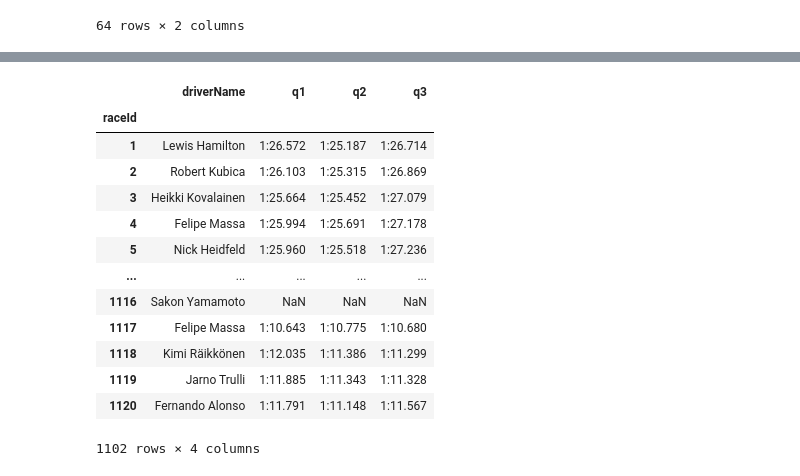
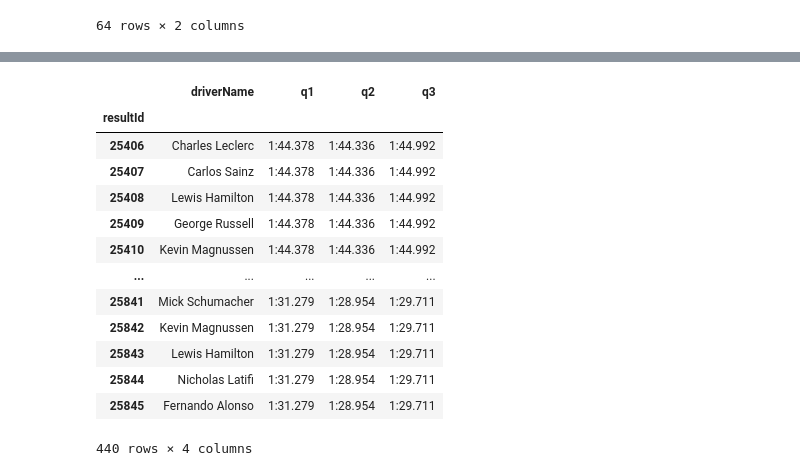
Before and after one commit to Kuramathi/F1-Reporting, a Jupyter notebook: src/main.ipynb, the cells around one changed output, grey strips where cells are left out. Drawn from its saved outputs; the diff is of its cells as text; code cells hidden in the pictures.

```diff
--- a/src/main.ipynb
+++ b/src/main.ipynb
@@ -184,20 +232,20 @@ fig.show()
 # %%
-df_focus_on_quali = pd.merge(races, qualifying, left_on='raceId', right_index=True, how='left')
-df_focus_on_quali = pd.merge(df_focus_on_quali, drivers, left_on='driverId', right_index=True, how='left')
+df_focus_on_quali = pd.merge(newResults, qualifying, left_on='raceId', right_index=True, how='left')
+df_focus_on_quali = df_focus_on_quali[(df_focus_on_quali['year'] == year)]
 df_focus_on_quali = df_focus_on_quali[['driverName','q1', 'q2', 'q3']]
 df_focus_on_quali
 # %% [output]
 |  | driverName | q1 | q2 | q3 |
-| raceId |  |  |  |  |
-| 1 | Lewis Hamilton | 1:26.572 | 1:25.187 | 1:26.714 |
-| 2 | Robert Kubica | 1:26.103 | 1:25.315 | 1:26.869 |
-| 3 | Heikki Kovalainen | 1:25.664 | 1:25.452 | 1:27.079 |
-| 4 | Felipe Massa | 1:25.994 | 1:25.691 | 1:27.178 |
-| 5 | Nick Heidfeld | 1:25.960 | 1:25.518 | 1:27.236 |
+| resultId |  |  |  |  |
+| 25406 | Charles Leclerc | 1:44.378 | 1:44.336 | 1:44.992 |
+| 25407 | Carlos Sainz | 1:44.378 | 1:44.336 | 1:44.992 |
+| 25408 | Lewis Hamilton | 1:44.378 | 1:44.336 | 1:44.992 |
+| 25409 | George Russell | 1:44.378 | 1:44.336 | 1:44.992 |
+| 25410 | Kevin Magnussen | 1:44.378 | 1:44.336 | 1:44.992 |
 | ... | ... | ... | ... | ... |
-| 1116 | Sakon Yamamoto | NaN | NaN | NaN |
-| 1117 | Felipe Massa | 1:10.643 | 1:10.775 | 1:10.680 |
-| 1118 | Kimi Räikkönen | 1:12.035 | 1:11.386 | 1:11.299 |
-| 1119 | Jarno Trulli | 1:11.885 | 1:11.343 | 1:11.328 |
-| 1120 | Fernando Alonso | 1:11.791 | 1:11.148 | 1:11.567 |
+| 25841 | Mick Schumacher | 1:31.279 | 1:28.954 | 1:29.711 |
+| 25842 | Kevin Magnussen | 1:31.279 | 1:28.954 | 1:29.711 |
+| 25843 | Lewis Hamilton | 1:31.279 | 1:28.954 | 1:29.711 |
+| 25844 | Nicholas Latifi | 1:31.279 | 1:28.954 | 1:29.711 |
+| 25845 | Fernando Alonso | 1:31.279 | 1:28.954 | 1:29.711 |
-1102 rows × 4 columns
+440 rows × 4 columns
```
Also changed, not shown: parts of 10 cells of this notebook.
